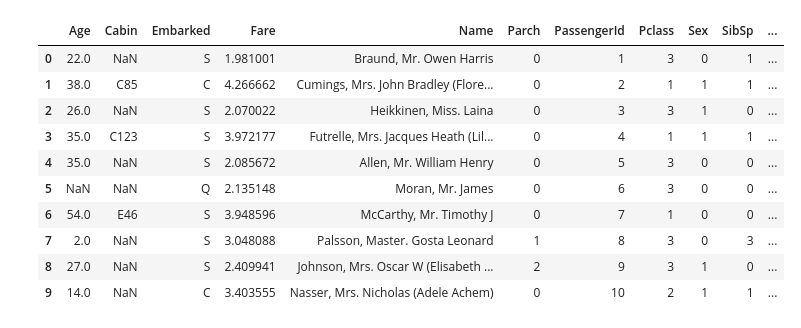
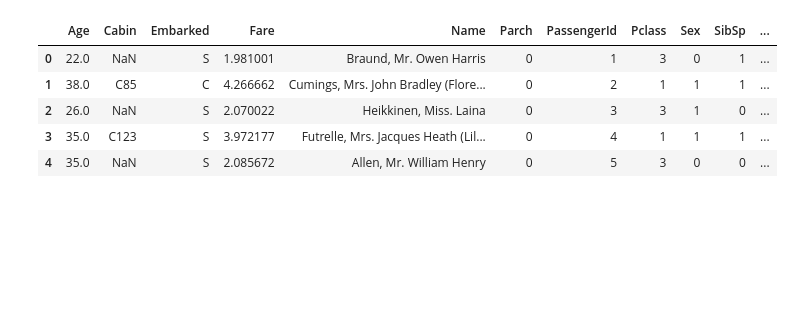
Before and after one commit to lordzsolt/Titanic, a Jupyter notebook: Notebook.ipynb, the cells around one changed output. Cells and saved outputs as stored; diff of their text form; code cells hidden in the pictures; blank space fills up the shorter version.

```diff
--- a/Notebook.ipynb
+++ b/Notebook.ipynb
@@ -80,18 +93,13 @@ g = sns.factorplot(y='Age', x='SibSp', data=combineDF, kind="box")
 # %%
 combineDF['Sex'] = combineDF['Sex'].map({'male': 0, 'female': 1})
-combineDF.head(10)
+combineDF.head()
 # %% [output]
 |  | Age | Cabin | Embarked | Fare | Name | Parch | PassengerId | Pclass | Sex | SibSp | ... |
 | 0 | 22.0 | NaN | S | 1.981001 | Braund, Mr. Owen Harris | 0 | 1 | 3 | 0 | 1 | ... |
 | 1 | 38.0 | C85 | C | 4.266662 | Cumings, Mrs. John Bradley (Flore... | 0 | 2 | 1 | 1 | 1 | ... |
 | 2 | 26.0 | NaN | S | 2.070022 | Heikkinen, Miss. Laina | 0 | 3 | 3 | 1 | 0 | ... |
 | 3 | 35.0 | C123 | S | 3.972177 | Futrelle, Mrs. Jacques Heath (Lil... | 0 | 4 | 1 | 1 | 1 | ... |
 | 4 | 35.0 | NaN | S | 2.085672 | Allen, Mr. William Henry | 0 | 5 | 3 | 0 | 0 | ... |
-| 5 | NaN | NaN | Q | 2.135148 | Moran, Mr. James | 0 | 6 | 3 | 0 | 0 | ... |
-| 6 | 54.0 | E46 | S | 3.948596 | McCarthy, Mr. Timothy J | 0 | 7 | 1 | 0 | 0 | ... |
-| 7 | 2.0 | NaN | S | 3.048088 | Palsson, Master. Gosta Leonard | 1 | 8 | 3 | 0 | 3 | ... |
-| 8 | 27.0 | NaN | S | 2.409941 | Johnson, Mrs. Oscar W (Elisabeth ... | 2 | 9 | 3 | 1 | 0 | ... |
-| 9 | 14.0 | NaN | C | 3.403555 | Nasser, Mrs. Nicholas (Adele Achem) | 0 | 10 | 2 | 1 | 1 | ... |
 # %%
 sns.heatmap(combineDF[['Age', 'Sex', 'Parch', 'SibSp', 'Pclass']].corr(), annot=True)
 # %% [output]
```
Also changed, not shown: parts of 33 cells of this notebook, 2 other files.
